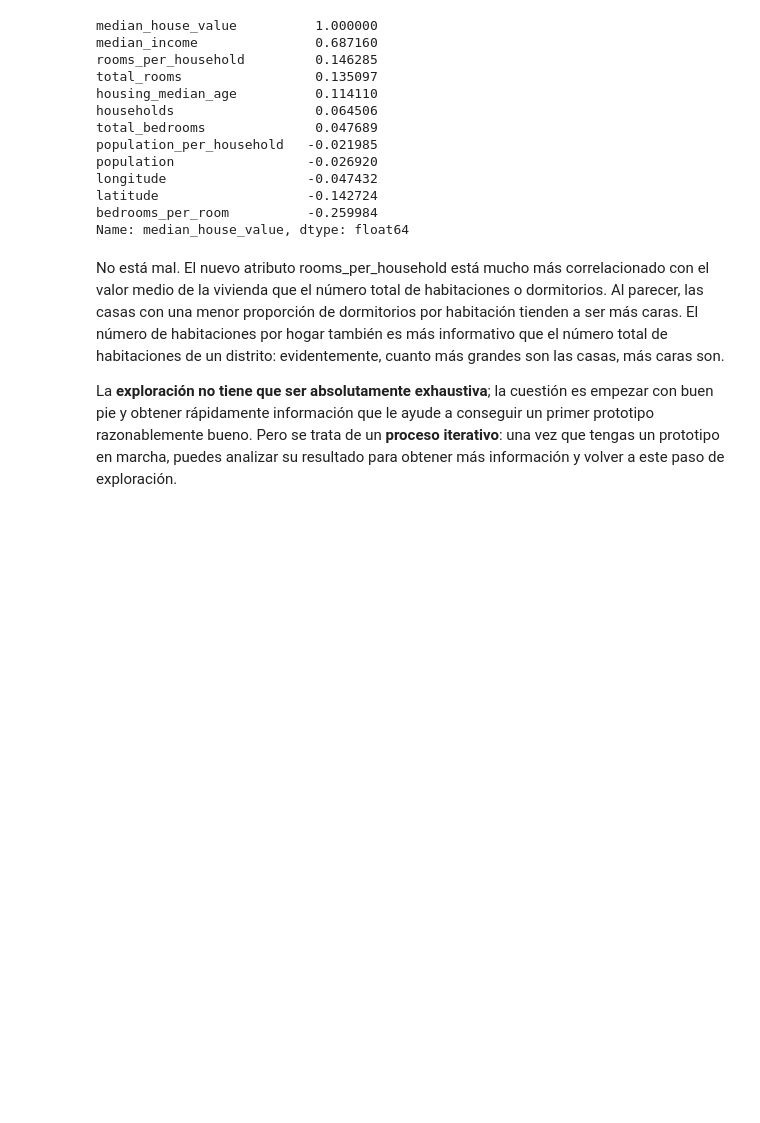
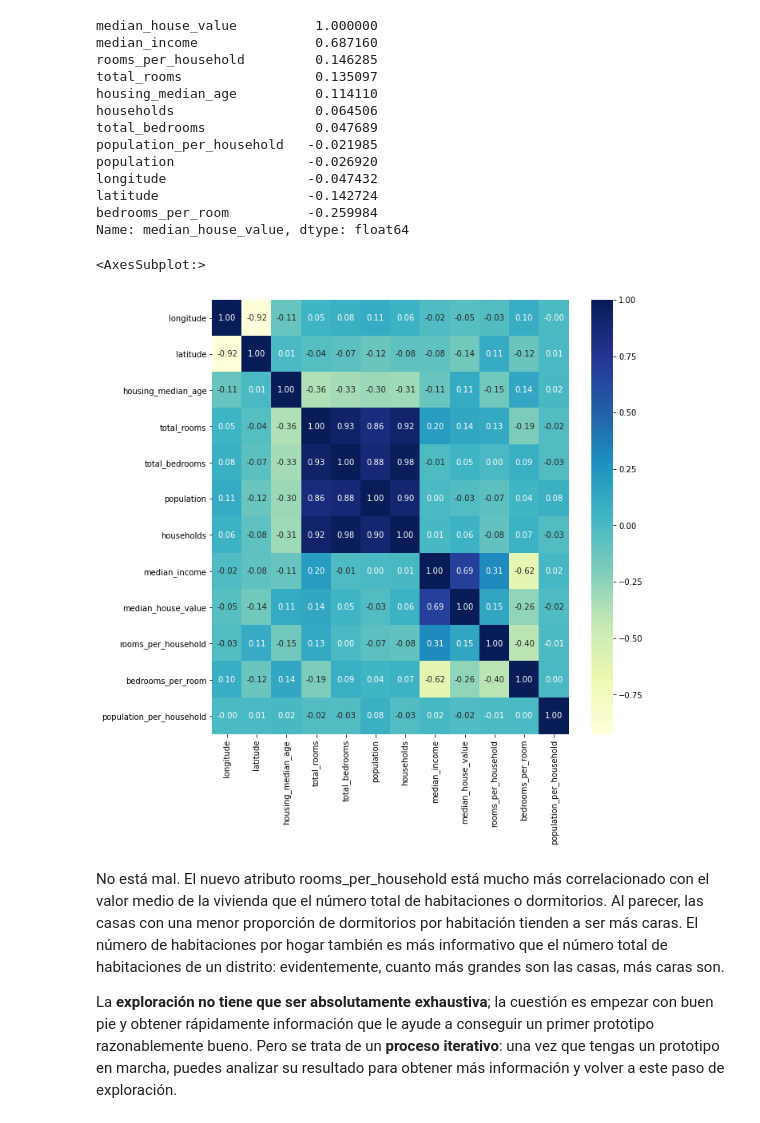
Before and after one commit to soren-hub/Neural_networks_material, a Jupyter notebook: HAND_ON_ML/cap2.ipynb, the cells around one changed output. Saved outputs shown, nothing was run; the diff lists cells and outputs as text; code cells hidden in the pictures; blank space fills up the shorter version.

```diff
--- a/HAND_ON_ML/cap2.ipynb
+++ b/HAND_ON_ML/cap2.ipynb
@@ -514,6 +605,12 @@ longitude                  -0.047432
 latitude                   -0.142724
 bedrooms_per_room          -0.259984
 Name: median_house_value, dtype: float64
+# %%
+fig, ax = plt.subplots(1, figsize=(10,10))  # 1 sólo gráfico, en un cuadrado
+sns.heatmap(corr_matrix, annot=True, fmt='.2f', cmap="YlGnBu")
+# %% [output]
+<AxesSubplot:>
+[figure, added]
 # %% [markdown]
 No está mal. El nuevo atributo rooms_per_household está mucho más correlacionado con el valor medio de la vivienda que el número total de habitaciones o dormitorios. Al parecer, las casas con una menor proporción de dormitorios por habitación tienden a ser más caras. El número de habitaciones por hogar también es más informativo que el número total de habitaciones de un distrito: evidentemente, cuanto más grandes son las casas, más caras son.
 
```
Also changed, not shown: parts of 38 cells of this notebook, 18 other files.
